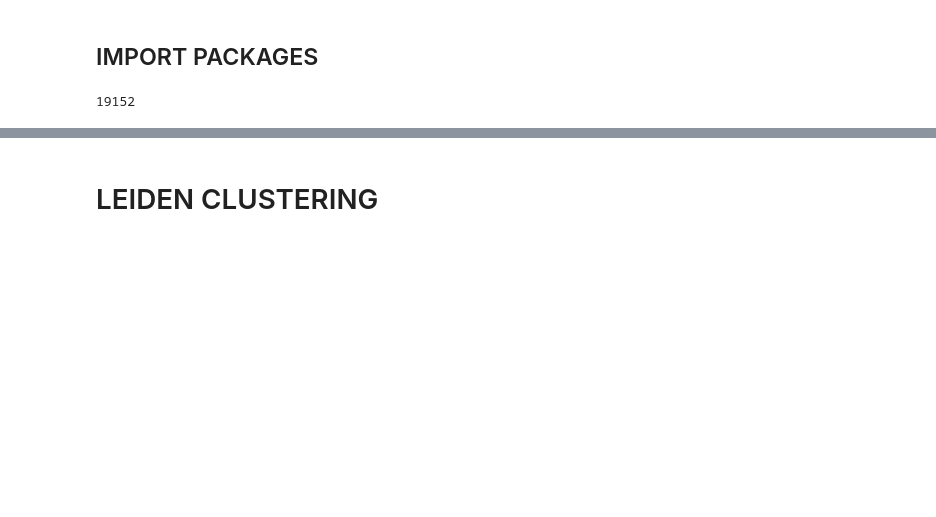
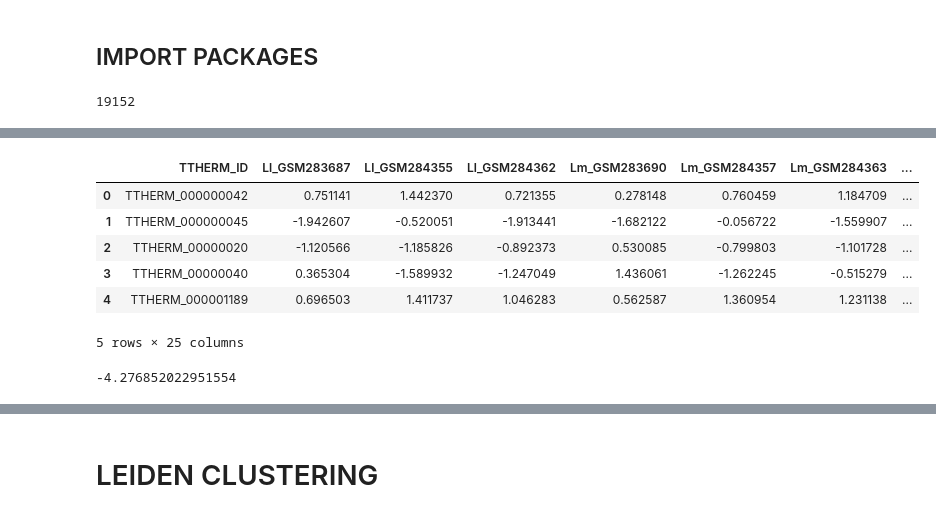
Before and after one commit to ltsypin/TGNE-2022, a Jupyter notebook: TGNE/embedding/all.ipynb, the cells around one changed output, grey strips where cells are left out. Saved outputs shown, nothing was run; the diff lists cells and outputs as text; code cells hidden in the pictures; blank space fills up the shorter version.

```diff
--- a/TGNE/embedding/all.ipynb
+++ b/TGNE/embedding/all.ipynb
@@ -32,3 +32,20 @@ full_filtered_df.sample(10)
 10 rows × 48 columns
 # %%
 full_filtered_norm_df = microarray_utils.normalize_expression_per_gene(full_filtered_df, z=True)
+# %%
+veg_cols = [col for col in full_filtered_norm_df.columns if col[0] != 'C']
+veg_filtered_df = full_filtered_df[veg_cols]
+veg_filtered_norm_df = microarray_utils.normalize_expression_per_gene(veg_filtered_df, z=True)
+veg_filtered_norm_df.head()
+# %% [output]
+|  | TTHERM_ID | Ll_GSM283687 | Ll_GSM284355 | Ll_GSM284362 | Lm_GSM283690 | Lm_GSM284357 | Lm_GSM284363 | ... |
+| 0 | TTHERM_000000042 | 0.751141 | 1.442370 | 0.721355 | 0.278148 | 0.760459 | 1.184709 | ... |
+| 1 | TTHERM_000000045 | -1.942607 | -0.520051 | -1.913441 | -1.682122 | -0.056722 | -1.559907 | ... |
+| 2 | TTHERM_00000020 | -1.120566 | -1.185826 | -0.892373 | 0.530085 | -0.799803 | -1.101728 | ... |
+| 3 | TTHERM_00000040 | 0.365304 | -1.589932 | -1.247049 | 1.436061 | -1.262245 | -0.515279 | ... |
+| 4 | TTHERM_000001189 | 0.696503 | 1.411737 | 1.046283 | 0.562587 | 1.360954 | 1.231138 | ... |
+5 rows × 25 columns
+# %%
+np.min(veg_filtered_norm_df[veg_cols[1:]])
+# %% [output]
+-4.276852022951554
```
Also changed, not shown: parts of 11 cells of this notebook, 1 other file.
